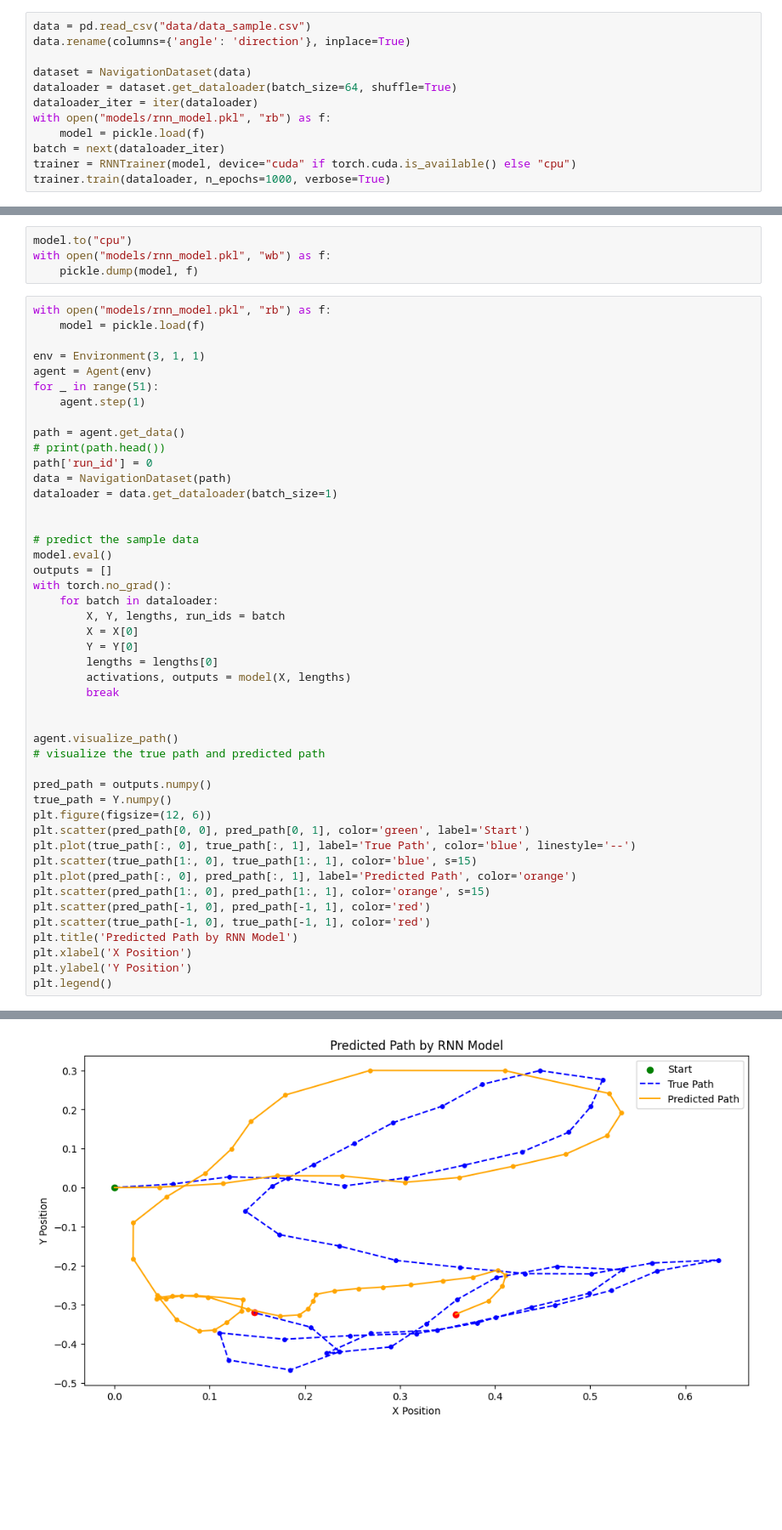
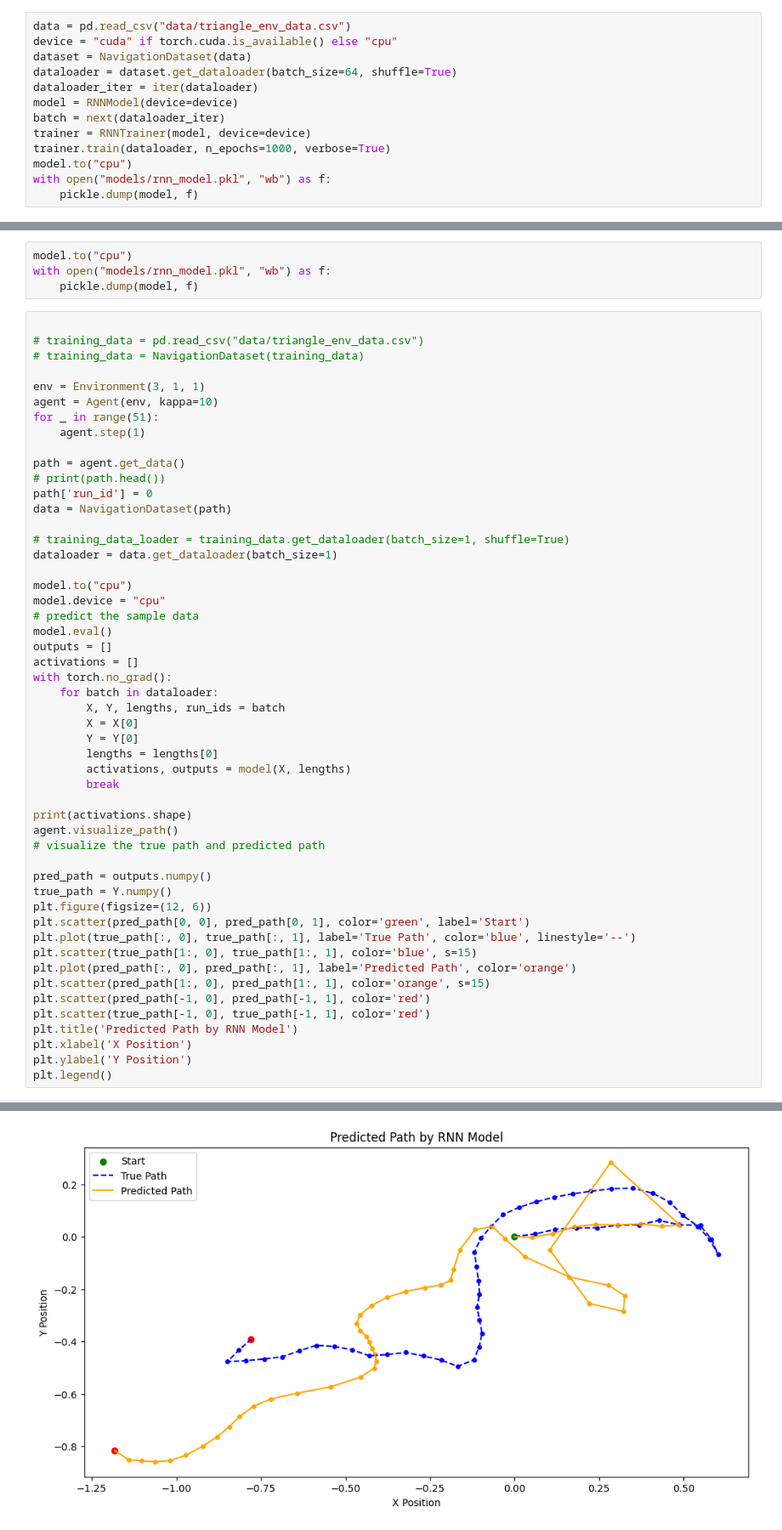
Before and after one commit to GAtemROU/rnn-path-integration, a Jupyter notebook: model_training_tester.ipynb, the cells around one changed output, grey strips where cells are left out. Shown: that part at 85% size. Drawn from its saved outputs; the diff is of its cells as text; blank space fills up the shorter version.

```diff
--- a/model_training_tester.ipynb
+++ b/model_training_tester.ipynb
@@ -11,12 +10,13 @@ import pickle
 # %%
-data = pd.read_csv("data/data_sample.csv")
-data.rename(columns={'angle': 'direction'}, inplace=True)
-
+data = pd.read_csv("data/triangle_env_data.csv")
+device = "cuda" if torch.cuda.is_available() else "cpu"
 dataset = NavigationDataset(data)
 dataloader = dataset.get_dataloader(batch_size=64, shuffle=True)
 dataloader_iter = iter(dataloader)
-with open("models/rnn_model.pkl", "rb") as f:
-    model = pickle.load(f)
+model = RNNModel(device=device)
 batch = next(dataloader_iter)
-trainer = RNNTrainer(model, device="cuda" if torch.cuda.is_available() else "cpu")
+trainer = RNNTrainer(model, device=device)
 trainer.train(dataloader, n_epochs=1000, verbose=True)
+model.to("cpu")
+with open("models/rnn_model.pkl", "wb") as f:
+    pickle.dump(model, f)
@@ -25,11 +27,12 @@ model.to("cpu")
 with open("models/rnn_model.pkl", "wb") as f:
     pickle.dump(model, f)
 # %%
-with open("models/rnn_model.pkl", "rb") as f:
-    model = pickle.load(f)
+
+# training_data = pd.read_csv("data/triangle_env_data.csv")
+# training_data = NavigationDataset(training_data)
 
 env = Environment(3, 1, 1)
-agent = Agent(env)
+agent = Agent(env, kappa=10)
 for _ in range(51):
     agent.step(1)
 
@@ -37,12 +40,16 @@ path = agent.get_data()
 # print(path.head())
 path['run_id'] = 0
 data = NavigationDataset(path)
+
+# training_data_loader = training_data.get_dataloader(batch_size=1, shuffle=True)
 dataloader = data.get_dataloader(batch_size=1)
 
-
+model.to("cpu")
+model.device = "cpu"
 # predict the sample data
 model.eval()
 outputs = []
+activations = []
 with torch.no_grad():
     for batch in dataloader:
         X, Y, lengths, run_ids = batch
@@ -52,7 +59,7 @@ with torch.no_grad():
         activations, outputs = model(X, lengths)
         break
 
-
+print(activations.shape)
 agent.visualize_path()
 # visualize the true path and predicted path
 
@@ -76 +84 @@ plt.legend()
-[figure, old version]
+[figure, new version]
```
Also changed, not shown: parts of 3 cells of this notebook, 9 other files.
